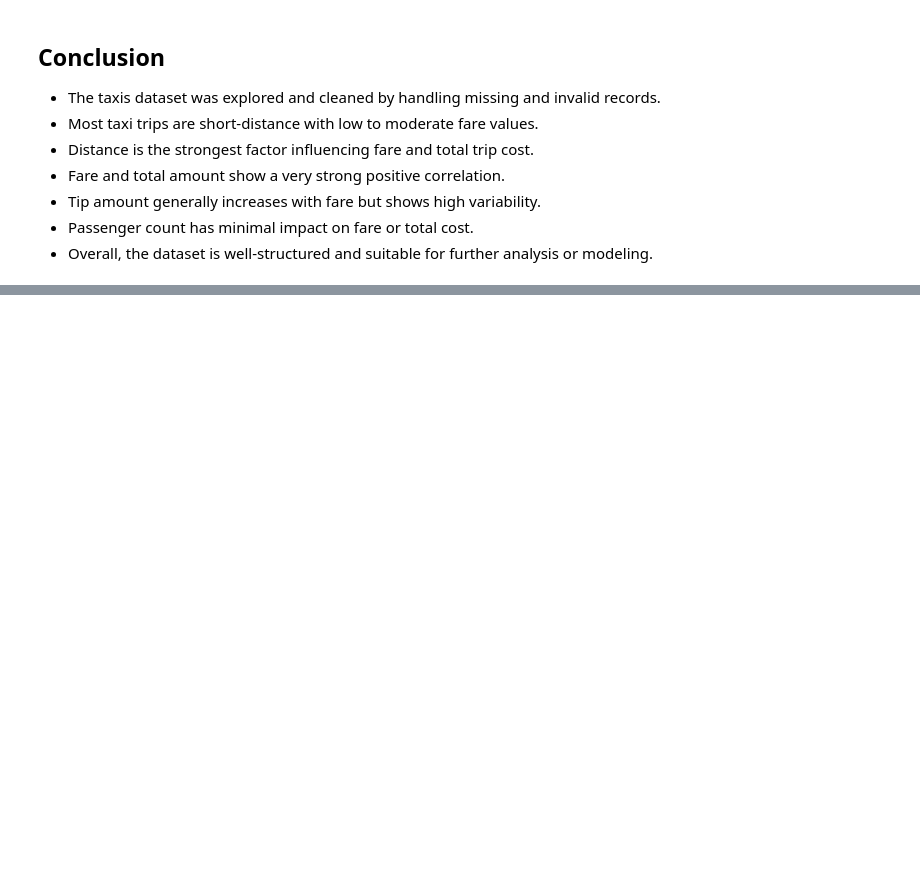
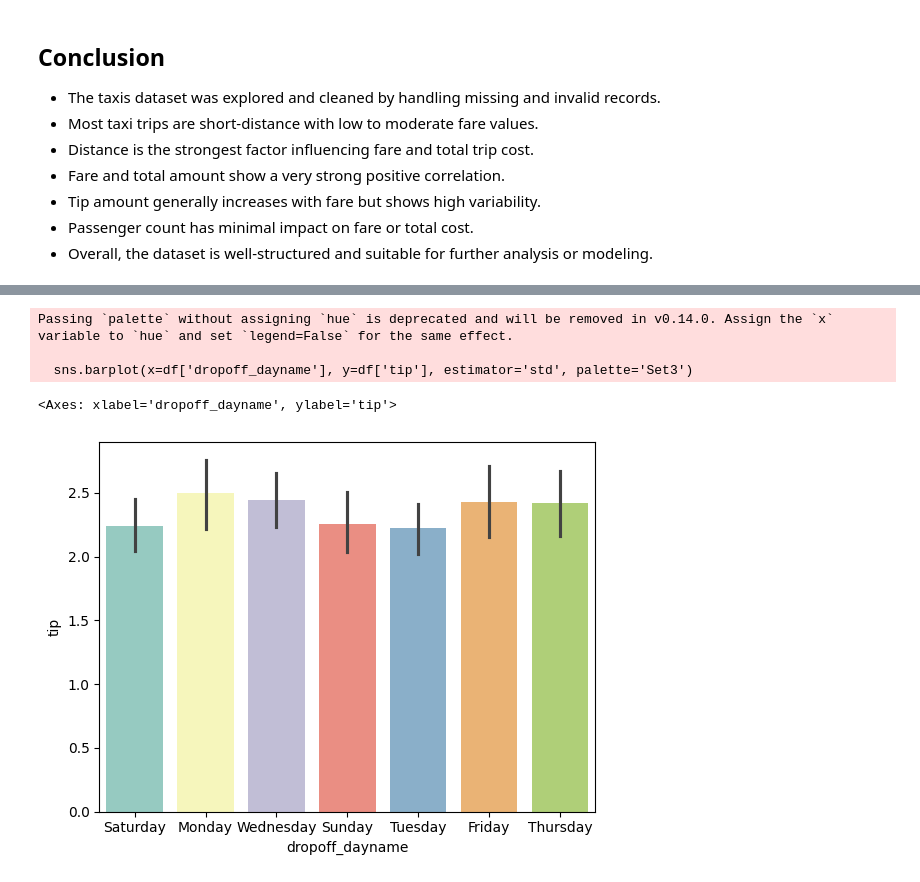
Before and after one commit to Donthula-Harika/Machine-Learning, a Jupyter notebook: Taxi_Data_Analysis/EDA_and_Regression_on_Taxi_Data.ipynb, the cells around one changed output, grey strips where cells are left out. Cells and saved outputs as stored; diff of their text form; code cells hidden in the pictures; blank space fills up the shorter version.

```diff
--- a/29-12-25/Taxis_data.ipynb
+++ b/Taxi_Data_Analysis/EDA_and_Regression_on_Taxi_Data.ipynb
@@ -1573,0 +1944,3 @@ plt.show()
+# %%
+df['dropoff_day'] = df['dropoff'].dt.day
+df['dropoff_day']
@@ -1573,0 +1960,3 @@ plt.show()
+# %%
+df['dropoff_dayname'] = df['dropoff'].dt.day_name()
+df['dropoff_dayname']
@@ -1573,0 +1976,3 @@ plt.show()
+# %%
+df['dropoff_hour'] = df['dropoff'].dt.hour
+df['dropoff_hour']
@@ -1573,0 +1992,4 @@ plt.show()
+# %%
+df['dropoff_minute'] = df['dropoff'].dt.minute
+df['dropoff_quarter'] = df['dropoff'].dt.quarter
+df['dropoff_second'] = df['dropoff'].dt.second
@@ -1573,0 +2016,8 @@ plt.show()
+# %%
+sns.barplot(x=df['dropoff_dayname'], y=df['tip'], estimator='std', palette='Set3')
+# %% [output]
+Passing `palette` without assigning `hue` is deprecated and will be removed in v0.14.0. Assign the `x` variable to `hue` and set `legend=False` for the same effect.
+
+  sns.barplot(x=df['dropoff_dayname'], y=df['tip'], estimator='std', palette='Set3')
+<Axes: xlabel='dropoff_dayname', ylabel='tip'>
+[figure, added]
```
Also changed, not shown: parts of 97 cells of this notebook, 3 other files.
